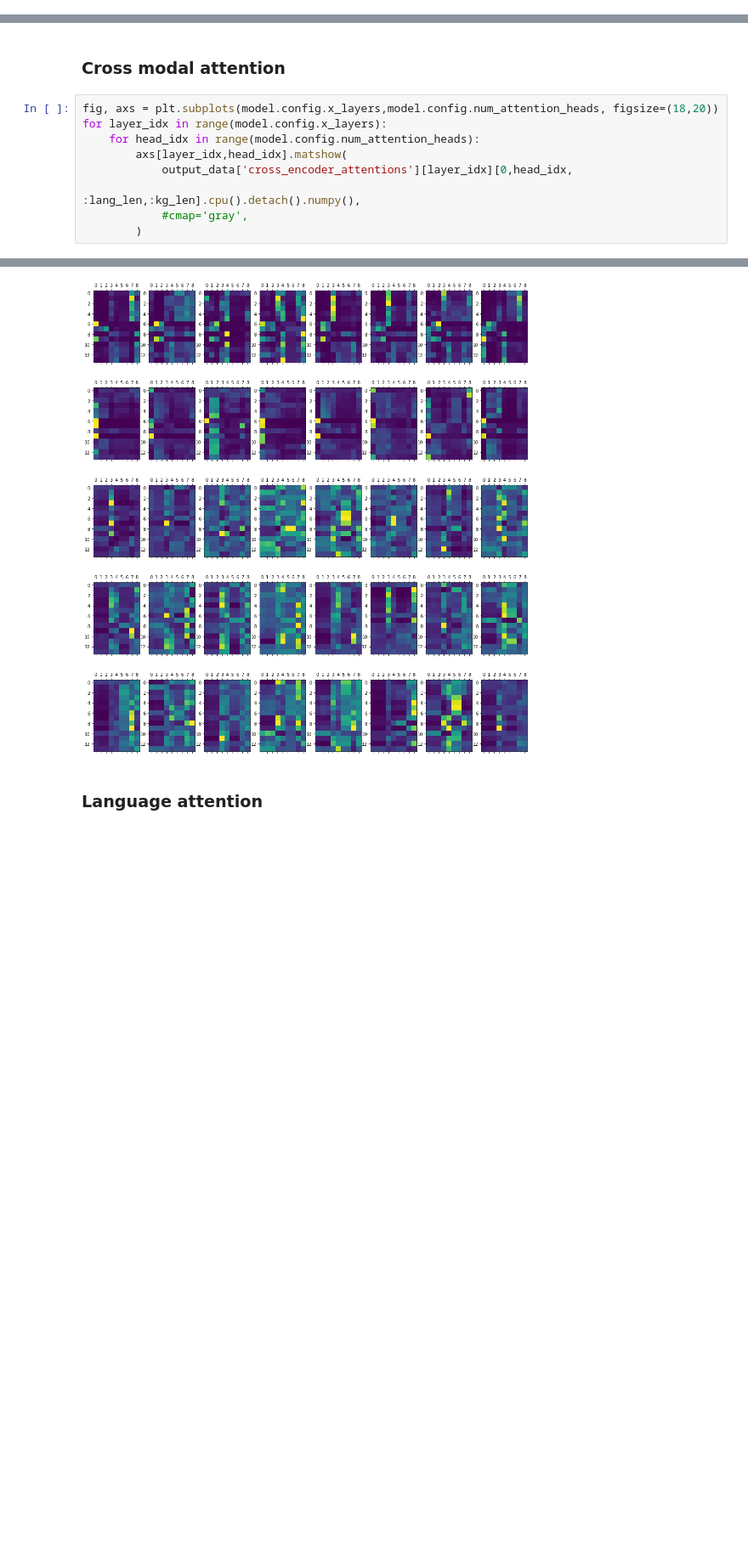
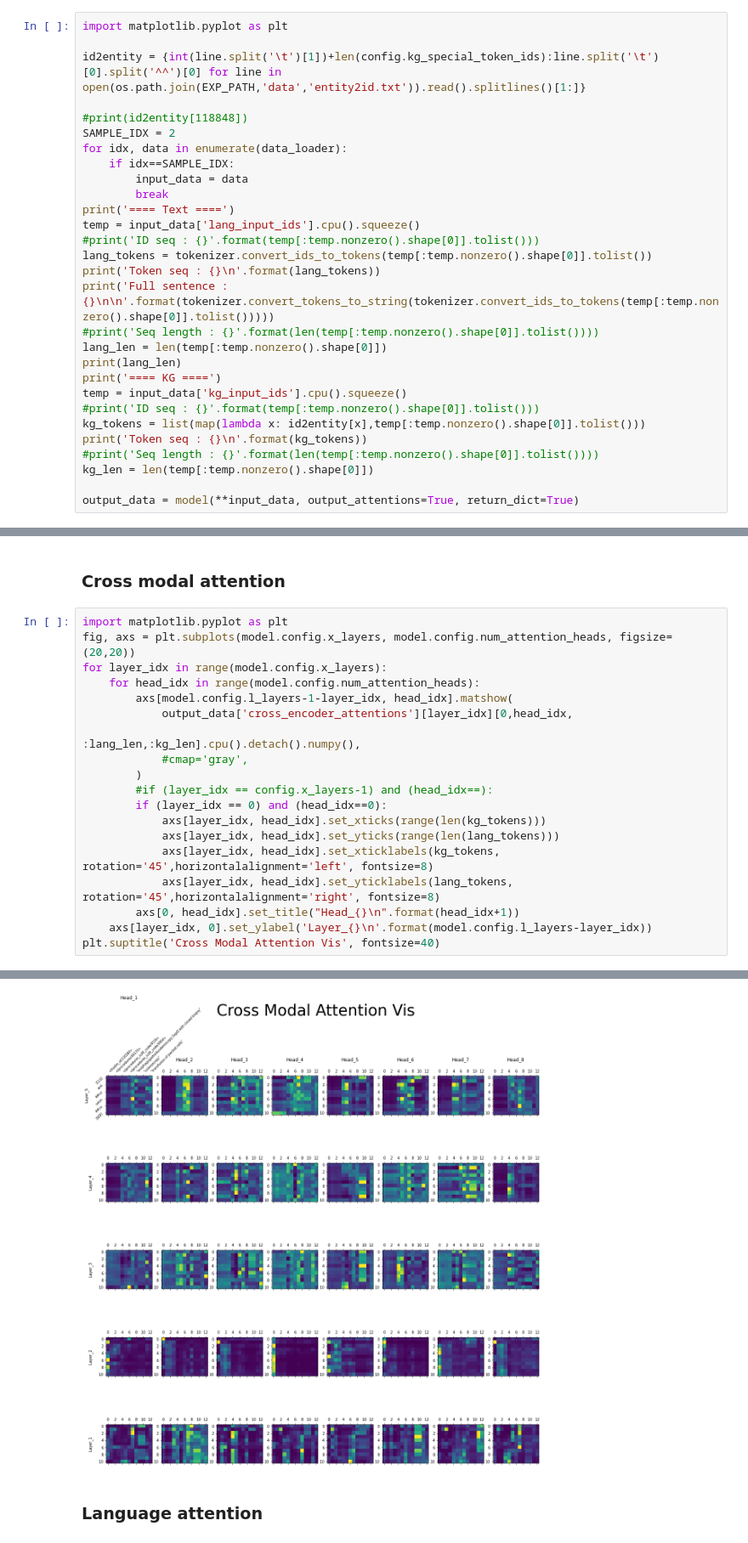
Before and after one commit to sjpark9503/MedGTX, a Jupyter notebook: lxmert/src/Evaluation.ipynb, the cells around one changed output, grey strips where cells are left out. Shown at 85% size. Saved outputs shown, nothing was run; the diff lists cells and outputs as text; blank space fills up the shorter version.

```diff
--- a/lxmert/src/Evaluation.ipynb
+++ b/lxmert/src/Evaluation.ipynb
@@ -202,0 +185,29 @@ output_data = model(**input_data, output_attentions=True, return_dict=True)
+# %%
+import matplotlib.pyplot as plt
+
+id2entity = {int(line.split('\t')[1])+len(config.kg_special_token_ids):line.split('\t')[0].split('^^')[0] for line in open(os.path.join(EXP_PATH,'data','entity2id.txt')).read().splitlines()[1:]}
+
+#print(id2entity[118848])
+SAMPLE_IDX = 2
+for idx, data in enumerate(data_loader):
+    if idx==SAMPLE_IDX:
+        input_data = data
+        break
+print('==== Text ====')
+temp = input_data['lang_input_ids'].cpu().squeeze()
+#print('ID seq : {}'.format(temp[:temp.nonzero().shape[0]].tolist()))
+lang_tokens = tokenizer.convert_ids_to_tokens(temp[:temp.nonzero().shape[0]].tolist())
+print('Token seq : {}\n'.format(lang_tokens))
+print('Full sentence : {}\n\n'.format(tokenizer.convert_tokens_to_string(tokenizer.convert_ids_to_tokens(temp[:temp.nonzero().shape[0]].tolist()))))
+#print('Seq length : {}'.format(len(temp[:temp.nonzero().shape[0]].tolist())))
+lang_len = len(temp[:temp.nonzero().shape[0]])
+print(lang_len)
+print('==== KG ====')
+temp = input_data['kg_input_ids'].cpu().squeeze()
+#print('ID seq : {}'.format(temp[:temp.nonzero().shape[0]].tolist()))
+kg_tokens = list(map(lambda x: id2entity[x],temp[:temp.nonzero().shape[0]].tolist()))
+print('Token seq : {}\n'.format(kg_tokens))
+#print('Seq length : {}'.format(len(temp[:temp.nonzero().shape[0]].tolist())))
+kg_len = len(temp[:temp.nonzero().shape[0]])
+
+output_data = model(**input_data, output_attentions=True, return_dict=True)
@@ -203,12 +226,22 @@ output_data = model(**input_data, output_attentions=True, return_dict=True)
 # %% [markdown]
 ### Cross modal attention
 # %%
-fig, axs = plt.subplots(model.config.x_layers,model.config.num_attention_heads, figsize=(18,20))
+import matplotlib.pyplot as plt
+fig, axs = plt.subplots(model.config.x_layers, model.config.num_attention_heads, figsize=(20,20))
 for layer_idx in range(model.config.x_layers):
     for head_idx in range(model.config.num_attention_heads):
-        axs[layer_idx,head_idx].matshow(
+        axs[model.config.l_layers-1-layer_idx, head_idx].matshow(
             output_data['cross_encoder_attentions'][layer_idx][0,head_idx,
                                                          :lang_len,:kg_len].cpu().detach().numpy(),
             #cmap='gray',
         )
+        #if (layer_idx == config.x_layers-1) and (head_idx==):
+        if (layer_idx == 0) and (head_idx==0):
+            axs[layer_idx, head_idx].set_xticks(range(len(kg_tokens)))
+            axs[layer_idx, head_idx].set_yticks(range(len(lang_tokens)))
+            axs[layer_idx, head_idx].set_xticklabels(kg_tokens, rotation='45',horizontalalignment='left', fontsize=8)
+            axs[layer_idx, head_idx].set_yticklabels(lang_tokens, rotation='45',horizontalalignment='right', fontsize=8)
+        axs[0, head_idx].set_title("Head_{}\n".format(head_idx+1))
+    axs[layer_idx, 0].set_ylabel('Layer_{}\n'.format(model.config.l_layers-layer_idx))
+plt.suptitle('Cross Modal Attention Vis', fontsize=40)
 # %% [output]
@@ -215,3 +249,3 @@ for layer_idx in range(model.config.x_layers):
-[figure, old version]
+[figure, new version]
 # %% [markdown]
 ### Language attention
```
Also changed, not shown: parts of 12 cells of this notebook, 2 other files.
